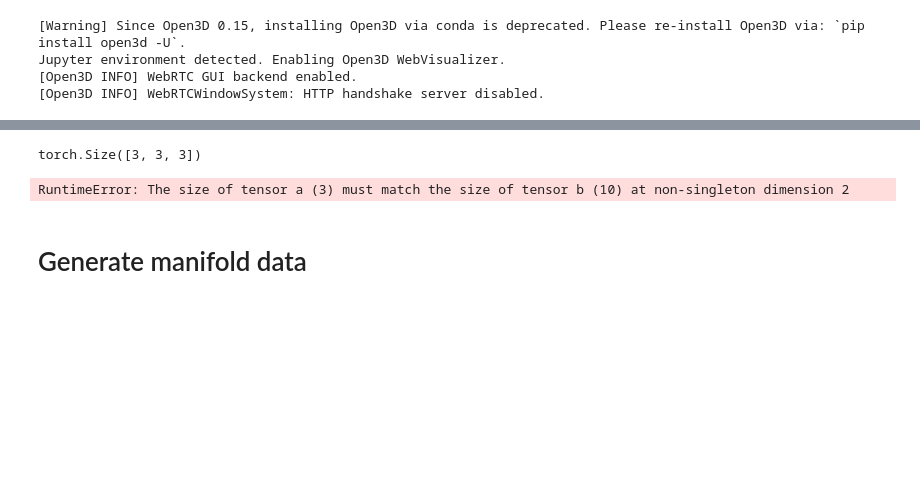
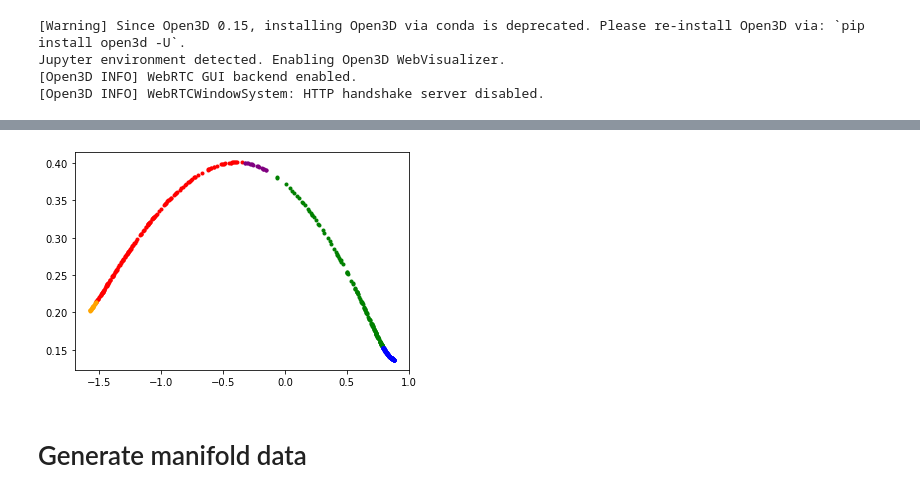
Before and after one commit to michael-psenka/manifold-linearization, a Jupyter notebook: test_files/cc_test.ipynb, the cells around one changed output, grey strips where cells are left out. Saved outputs shown, nothing was run; the diff lists cells and outputs as text; code cells hidden in the pictures; blank space fills up the shorter version.

```diff
--- a/test_files/cc_test.ipynb
+++ b/test_files/cc_test.ipynb
@@ -33,14 +39,25 @@ torch.Size([2, 500])
+# %%
+ind1 = np.array([x for x in ind[0]])
+plt.plot(X[0,ind1], X[1,ind1], '.', c='r')
+ind2 = np.array([x for x in ind[1]])
+plt.plot(X[0,ind2], X[1,ind2],'.', c='g')
+ind3 = np.array([x for x in ind[2]])
+plt.plot(X[0,ind3], X[1,ind3],'.', c='b')
+ind4 = np.array([x for x in ind[3]])
+plt.plot(X[0,ind4], X[1,ind4],'.', c='orange')
+ind5 = np.array([x for x in ind[4]])
+plt.plot(X[0,ind5], X[1,ind5],'.', c='purple')
+plt.show()
+# %% [output]
+[figure, added]
 # %%
-hi = Manifold(D=3, d=2, curvature=2, n_basis=10)
+hi = Manifold(D=3, d=2, curvature=1, n_basis=20)
 X = hi.generateSample(N=50000, uniform=True)
 
 pointclud = X.T.detach().numpy()
 pcd = o3d.geometry.PointCloud()
 pcd.points = o3d.utility.Vector3dVector(pointclud)
 o3d.visualization.draw_geometries([pcd])
-# %% [output]
-torch.Size([3, 3, 3])
-RuntimeError: The size of tensor a (3) must match the size of tensor b (10) at non-singleton dimension 2
 # %% [markdown]
 # Generate manifold data
 # %%
```
Also changed, not shown: parts of 3 cells of this notebook.
